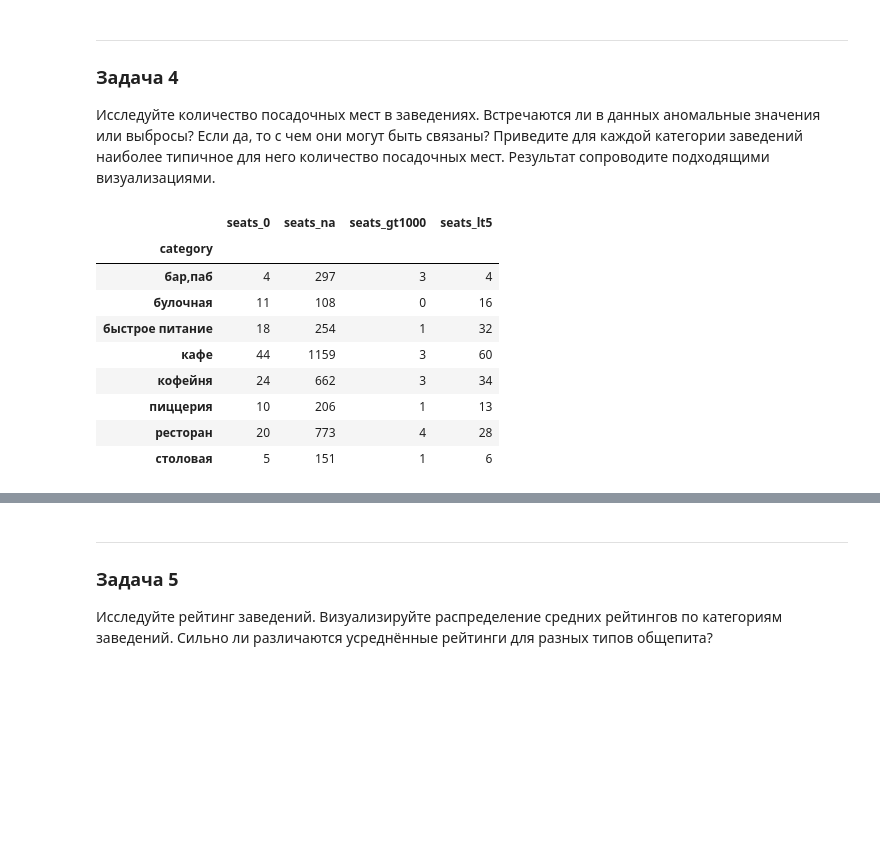
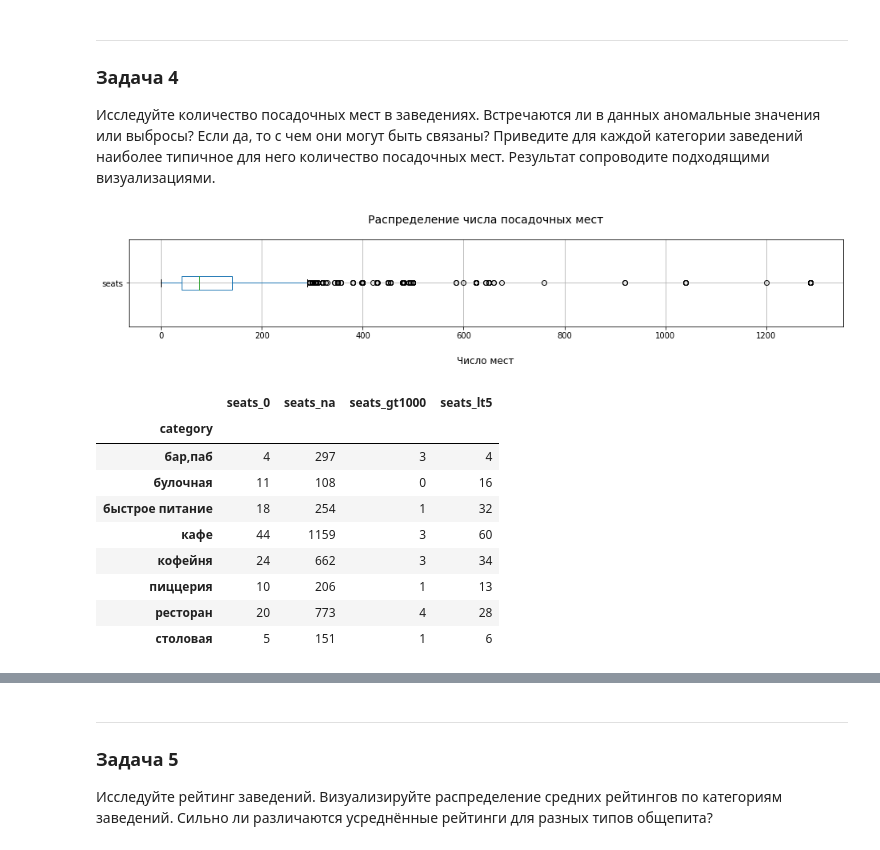
Before and after one commit to alexf2/yp_data_science_tasks, a Jupyter notebook: sprint7_pandas/sprint7_project_new.ipynb, the cells around one changed output, grey strips where cells are left out. Cells and saved outputs as stored; diff of their text form; code cells hidden in the pictures; blank space fills up the shorter version.

```diff
--- a/sprint7_pandas/sprint7_project_new.ipynb
+++ b/sprint7_pandas/sprint7_project_new.ipynb
@@ -939,27 +945,41 @@ plt.show()
 
 Исследуйте количество посадочных мест в заведениях. Встречаются ли в данных аномальные значения или выбросы? Если да, то с чем они могут быть связаны? Приведите для каждой категории заведений наиболее типичное для него количество посадочных мест. Результат сопроводите подходящими визуализациями.
 # %%
-counts = (
-    rest_df
-    .groupby('category', dropna=True)
-    .agg(
-        # для seats возвращаем сразу несколько агрегаций
-        seats_0=('seats', lambda s: (s == 0).sum()),
-        seats_na=('seats', lambda s: s.isna().sum()),
-        seats_gt1000=('seats', lambda s: (s > 1000).sum()),
-        seats_lt5=('seats', lambda s: (s < 5).sum())
-    )
-)
+plt.figure(figsize=(16, 2))
 
-display(counts)
+# Строим диаграмму размаха значений в столбце balance
+rest_df.boxplot(column='seats', vert=False)
+
+# Добавляем заголовок и метки оси
+plt.title('Распределение числа посадочных мест', fontsize=14)
+plt.xlabel('Число мест', labelpad=20, fontsize=12)
+
+# Выводим график
+plt.show()
 # %% [output]
-|  | seats_0 | seats_na | seats_gt1000 | seats_lt5 |
-| category |  |  |  |  |
-| бар,паб | 4 | 297 | 3 | 4 |
-| булочная | 11 | 108 | 0 | 16 |
-| быстрое питание | 18 | 254 | 1 | 32 |
-| кафе | 44 | 1159 | 3 | 60 |
-| кофейня | 24 | 662 | 3 | 34 |
-| пиццерия | 10 | 206 | 1 | 13 |
-| ресторан | 20 | 773 | 4 | 28 |
-| столовая | 5 | 151 | 1 | 6 |
+[figure, added]
+# %%
+counts = (
+    rest_df
+    .groupby('category', dropna=True)
+    .agg(
+        # для seats возвращаем сразу несколько агрегаций
+        seats_0=('seats', lambda s: (s == 0).sum()),
+        seats_na=('seats', lambda s: s.isna().sum()),
+        seats_gt1000=('seats', lambda s: (s > 1000).sum()),
+        seats_lt5=('seats', lambda s: (s < 5).sum())
+    )
+)
+
+display(counts)
+# %% [output]
+|  | seats_0 | seats_na | seats_gt1000 | seats_lt5 |
+| category |  |  |  |  |
+| бар,паб | 4 | 297 | 3 | 4 |
+| булочная | 11 | 108 | 0 | 16 |
+| быстрое питание | 18 | 254 | 1 | 32 |
+| кафе | 44 | 1159 | 3 | 60 |
+| кофейня | 24 | 662 | 3 | 34 |
+| пиццерия | 10 | 206 | 1 | 13 |
+| ресторан | 20 | 773 | 4 | 28 |
+| столовая | 5 | 151 | 1 | 6 |
```
Also changed, not shown: parts of 21 cells of this notebook.
